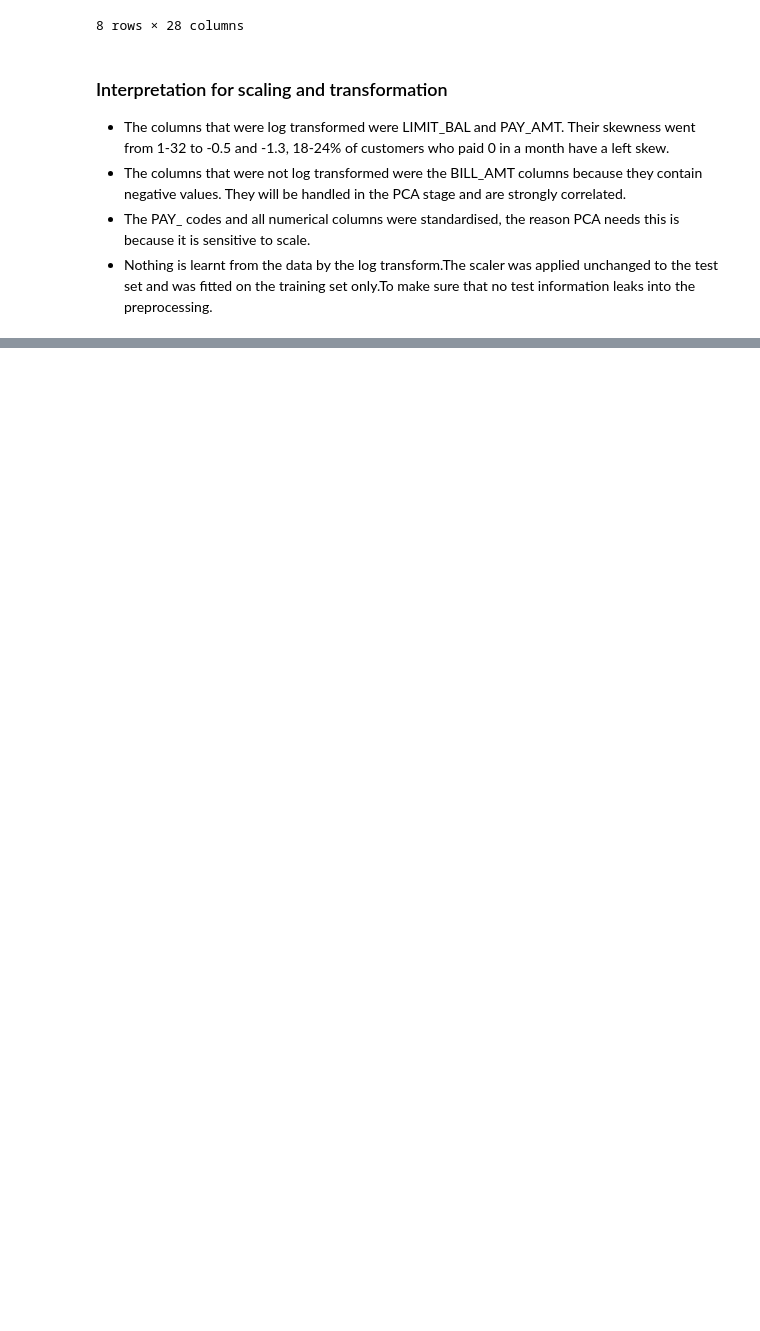
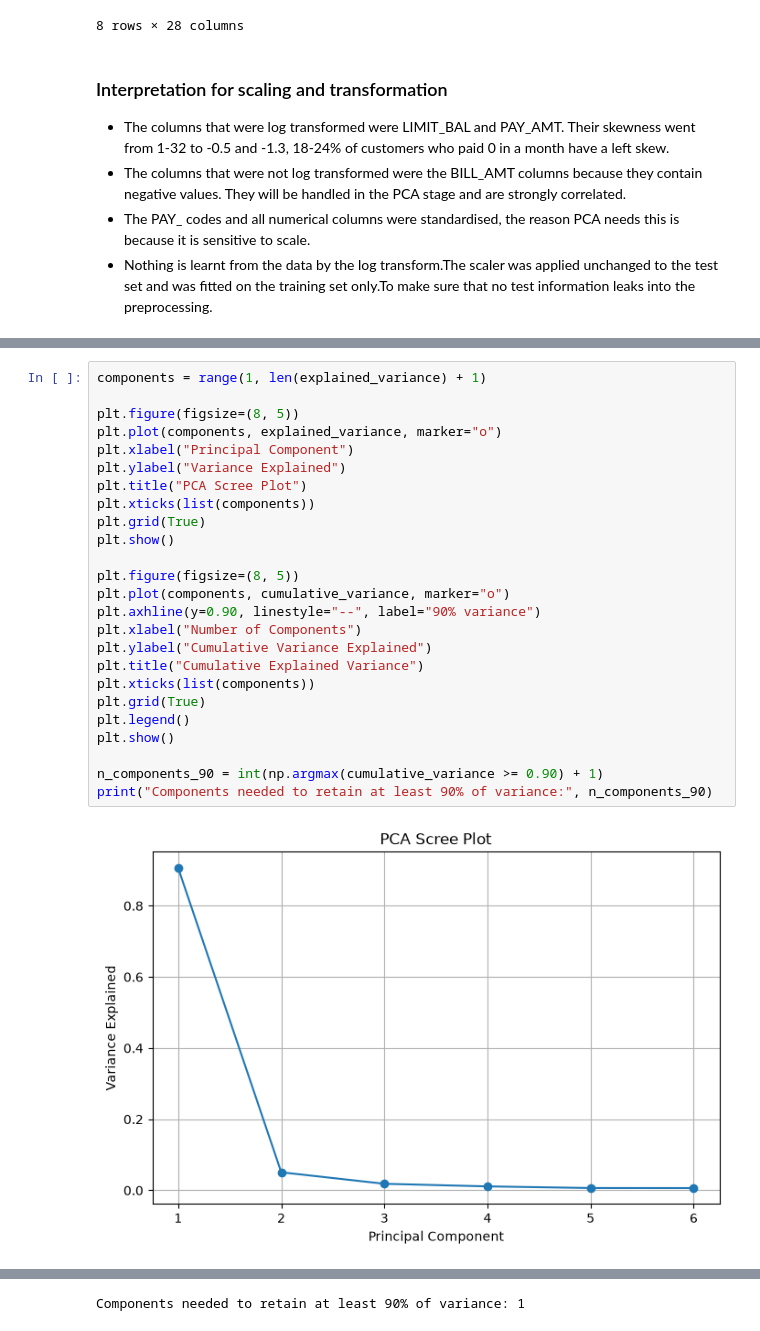
Before and after one commit to HYousef07/credit_card_default_predictor, a Jupyter notebook: Notebooks/notebook.ipynb, the cells around one changed output, grey strips where cells are left out. Saved outputs shown, nothing was run; the diff lists cells and outputs as text; blank space fills up the shorter version.

```diff
--- a/Notebooks/notebook.ipynb
+++ b/Notebooks/notebook.ipynb
@@ -752,0 +903,27 @@ Final test shape: (5993, 28)
+# %%
+components = range(1, len(explained_variance) + 1)
+
+plt.figure(figsize=(8, 5))
+plt.plot(components, explained_variance, marker="o")
+plt.xlabel("Principal Component")
+plt.ylabel("Variance Explained")
+plt.title("PCA Scree Plot")
+plt.xticks(list(components))
+plt.grid(True)
+plt.show()
+
+plt.figure(figsize=(8, 5))
+plt.plot(components, cumulative_variance, marker="o")
+plt.axhline(y=0.90, linestyle="--", label="90% variance")
+plt.xlabel("Number of Components")
+plt.ylabel("Cumulative Variance Explained")
+plt.title("Cumulative Explained Variance")
+plt.xticks(list(components))
+plt.grid(True)
+plt.legend()
+plt.show()
+
+n_components_90 = int(np.argmax(cumulative_variance >= 0.90) + 1)
+print("Components needed to retain at least 90% of variance:", n_components_90)
+# %% [output]
+[figure, added]
@@ -752,0 +931 @@ Final test shape: (5993, 28)
+Components needed to retain at least 90% of variance: 1
```
Also changed, not shown: parts of 40 cells of this notebook.
